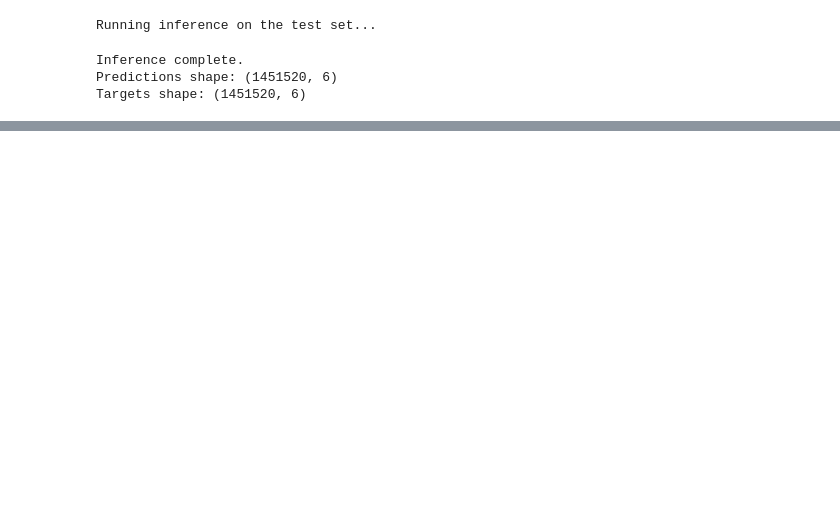
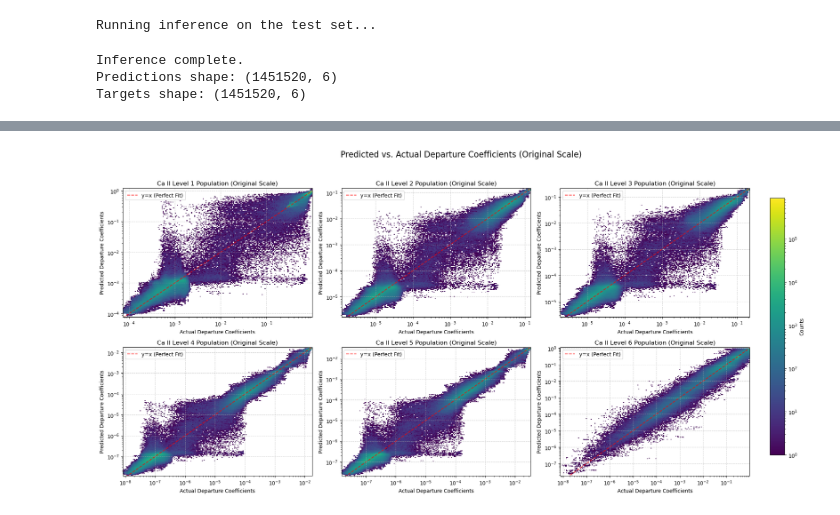
Before and after one commit to andreuva/graphnet_nlte, a Jupyter notebook: gnn_inference.ipynb, the cells around one changed output, grey strips where cells are left out. Drawn from its saved outputs; the diff is of its cells as text; code cells hidden in the pictures; blank space fills up the shorter version.

Commit message:
inference on new normalization

```diff
--- a/gnn_inference.ipynb
+++ b/gnn_inference.ipynb
@@ -472,0 +392,72 @@ plt.show()
+# %%
+fig, axes = plt.subplots(2, 3, figsize=(20, 10), dpi=100)
+axes = axes.flatten()
+
+# STEP 1: Determine the global min/max counts for the color scale
+all_counts = []
+num_bins = 200
+for i in range(predictions_denorm.shape[1]):
+    # Define bins for the current subplot
+    xmin = np.min(targets_denorm[:, i][targets_denorm[:, i] > 0])
+    xmax = np.max(targets_denorm[:, i])
+    ymin = np.min(predictions_denorm[:, i][predictions_denorm[:, i] > 0])
+    ymax = np.max(predictions_denorm[:, i])
+    bins_x = np.logspace(np.log10(xmin), np.log10(xmax), num_bins)
+    bins_y = np.logspace(np.log10(ymin), np.log10(ymax), num_bins)
+
+    # Calculate the 2D histogram counts without plotting
+    counts, _, _ = np.histogram2d(targets_denorm[:, i], predictions_denorm[:, i], bins=[bins_x, bins_y])
+    all_counts.append(counts[counts > 0].flatten()) # Store non-zero counts
+
+# Find the global min and max from all non-zero counts to create a shared norm
+concatenated_counts = np.concatenate(all_counts)
+vmin = concatenated_counts.min()
+vmax = concatenated_counts.max()
+norm = colors.LogNorm(vmin=vmin, vmax=vmax)
+
+# STEP 2: Create the plots using the shared color normalization
+im = None # Initialize image object for the colorbar
+for i in range(predictions_denorm.shape[1]):
+    ax = axes[i]
+
+    # Define the bins again
+    xmin = np.min(targets_denorm[:, i][targets_denorm[:, i] > 0])
+    xmax = np.max(targets_denorm[:, i])
+    ymin = np.min(predictions_denorm[:, i][predictions_denorm[:, i] > 0])
+    ymax = np.max(predictions_denorm[:, i])
+    bins_x = np.logspace(np.log10(xmin), np.log10(xmax), num_bins)
+    bins_y = np.logspace(np.log10(ymin), np.log10(ymax), num_bins)
+
+    # Plot using the shared norm; save the returned image object
+    _, _, _, im = ax.hist2d(targets_denorm[:, i], predictions_denorm[:, i], bins=[bins_x, bins_y], norm=norm)
+
+    # Add the y=x line for reference
+    lims = [
+        np.min([ax.get_xlim(), ax.get_ylim()]),
+        np.max([ax.get_xlim(), ax.get_ylim()]),
+    ]
+    ax.plot(lims, lims, 'r--', alpha=0.75, zorder=1, label='y=x (Perfect Fit)')
+
+    ax.set_title(f'Ca II Level {i+1} Population (Original Scale)')
+    ax.set_xlabel('Actual Departure Coefficients')
+    ax.set_ylabel('Predicted Departure Coefficients')
+    ax.set_xscale('log')
+    ax.set_yscale('log')
+    ax.grid(True, linestyle='--', alpha=0.6)
+    ax.legend(loc='upper left')
+
+# STEP 3: Add the common colorbar to the figure
+# Create a new axis for the colorbar to the right of the subplots
+# The `cax` argument allows placing the colorbar in a specific axis.
+# We'll create a new axis using fig.add_axes for precise control.
+# [left, bottom, width, height] for the colorbar's position
+cbar_ax = fig.add_axes([0.92, 0.15, 0.02, 0.7]) # Adjust these values as needed
+fig.colorbar(im, cax=cbar_ax, label='Counts')
+
+
+fig.suptitle('Predicted vs. Actual Departure Coefficients (Original Scale)', fontsize=16)
+# Adjust tight_layout to make space for the colorbar
+plt.tight_layout(rect=[0, 0.03, 0.9, 0.95]) # Adjust the right boundary of the rectangle
+plt.show()
+# %% [output]
+[figure, added]
```
Also changed, not shown: parts of 7 cells of this notebook.
